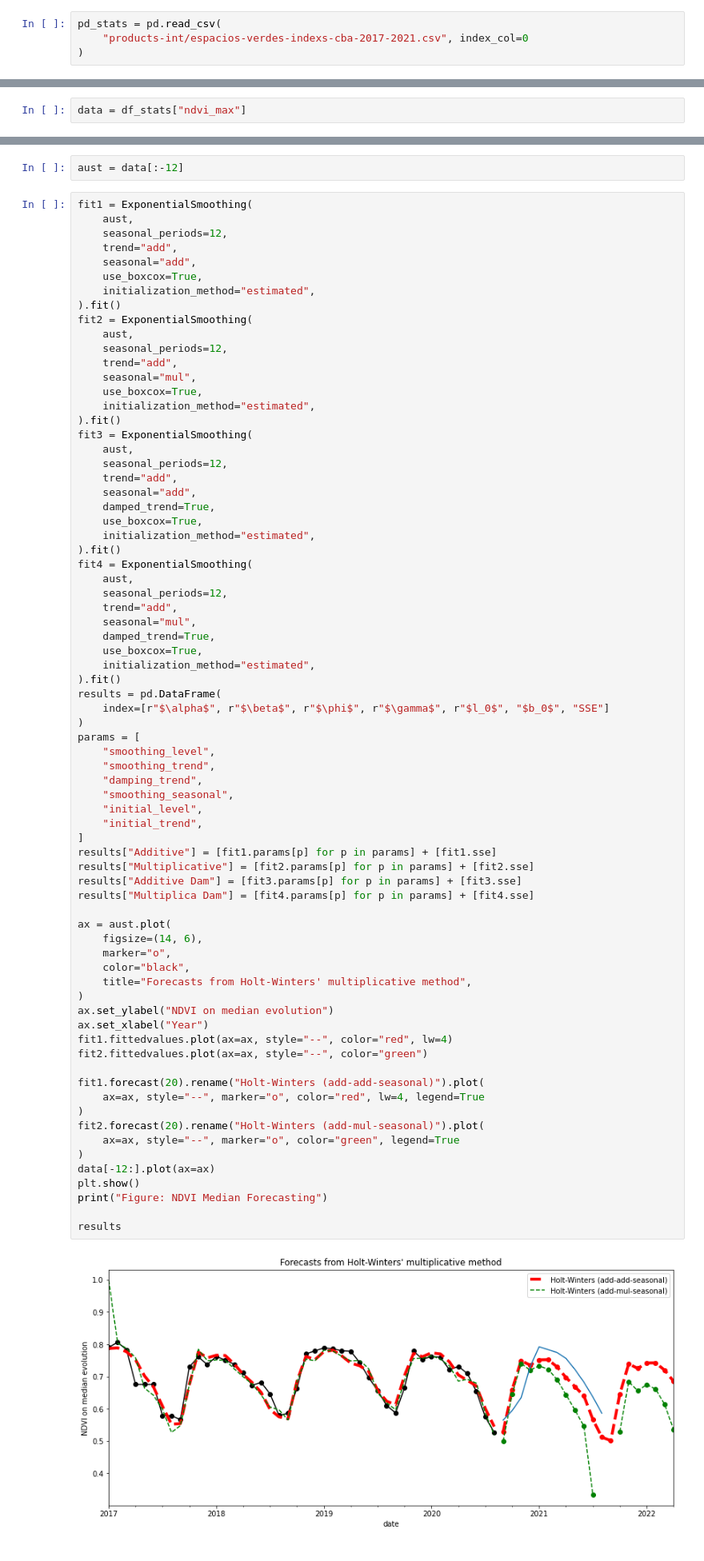
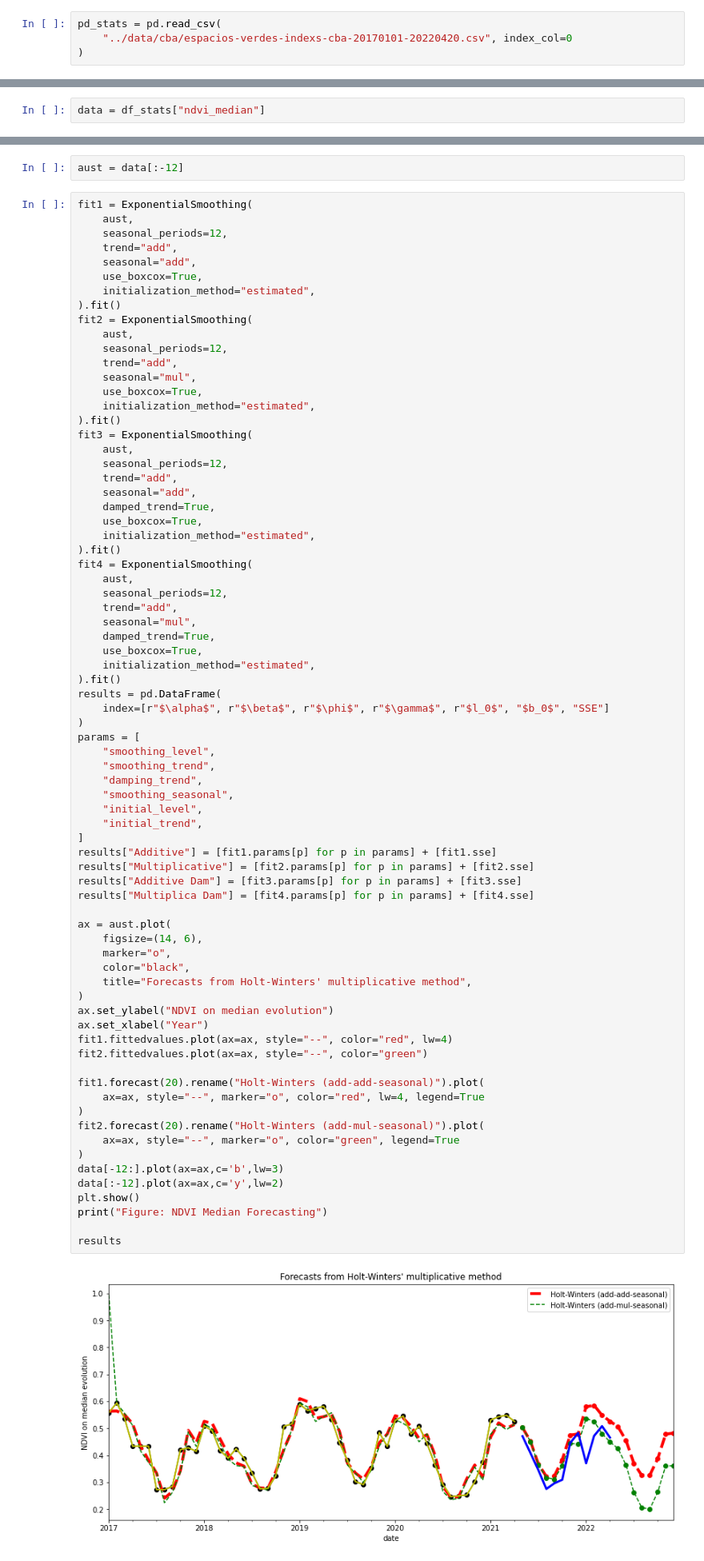
Before and after one commit to felixlapalma/monitoreo-espacios-verdes-diplo202X, a Jupyter notebook: notebooks/ab-initio-mev-cba-4.ipynb, the cells around one changed output, grey strips where cells are left out. Shown at 80% size. Drawn from its saved outputs; the diff is of its cells as text.

```diff
--- a/notebooks/ab-initio-mev-cba-4.ipynb
+++ b/notebooks/ab-initio-mev-cba-4.ipynb
@@ -41,7 +39,7 @@ gpd_cba = gpd.read_file("./data/espacios-verdes-cba.gpkg")
 gpd_cba_crs = gpd_cba.to_crs(32720)
 # %%
 pd_stats = pd.read_csv(
-    "products-int/espacios-verdes-indexs-cba-2017-2021.csv", index_col=0
+    "../data/cba/espacios-verdes-indexs-cba-20170101-20220420.csv", index_col=0
 )
 # %%
 pd_stats.head()
@@ -107,7 +105,7 @@ register_matplotlib_converters()
 # %%
 from statsmodels.tsa.seasonal import STL
 # %%
-data = df_stats["ndvi_max"]
+data = df_stats["ndvi_median"]
 # %%
 res = STL(data).fit()
 # %%
@@ -165,34 +163,35 @@ params = [
     "initial_level",
     "initial_trend",
 ]
 results["Additive"] = [fit1.params[p] for p in params] + [fit1.sse]
 results["Multiplicative"] = [fit2.params[p] for p in params] + [fit2.sse]
 results["Additive Dam"] = [fit3.params[p] for p in params] + [fit3.sse]
 results["Multiplica Dam"] = [fit4.params[p] for p in params] + [fit4.sse]
 
 ax = aust.plot(
     figsize=(14, 6),
     marker="o",
     color="black",
     title="Forecasts from Holt-Winters' multiplicative method",
 )
 ax.set_ylabel("NDVI on median evolution")
 ax.set_xlabel("Year")
 fit1.fittedvalues.plot(ax=ax, style="--", color="red", lw=4)
 fit2.fittedvalues.plot(ax=ax, style="--", color="green")
 
 fit1.forecast(20).rename("Holt-Winters (add-add-seasonal)").plot(
     ax=ax, style="--", marker="o", color="red", lw=4, legend=True
 )
 fit2.forecast(20).rename("Holt-Winters (add-mul-seasonal)").plot(
     ax=ax, style="--", marker="o", color="green", legend=True
 )
-data[-12:].plot(ax=ax)
+data[-12:].plot(ax=ax,c='b',lw=3)
+data[:-12].plot(ax=ax,c='y',lw=2)
 plt.show()
 print("Figure: NDVI Median Forecasting")
 
 results
 # %% [output]
-[figure, old version]
+[figure, new version]
 Figure: NDVI Median Forecasting
 |  | Additive | Multiplicative | Additive Dam | Multiplica Dam |
```
Also changed, not shown: parts of 7 cells of this notebook, 8 other files.
